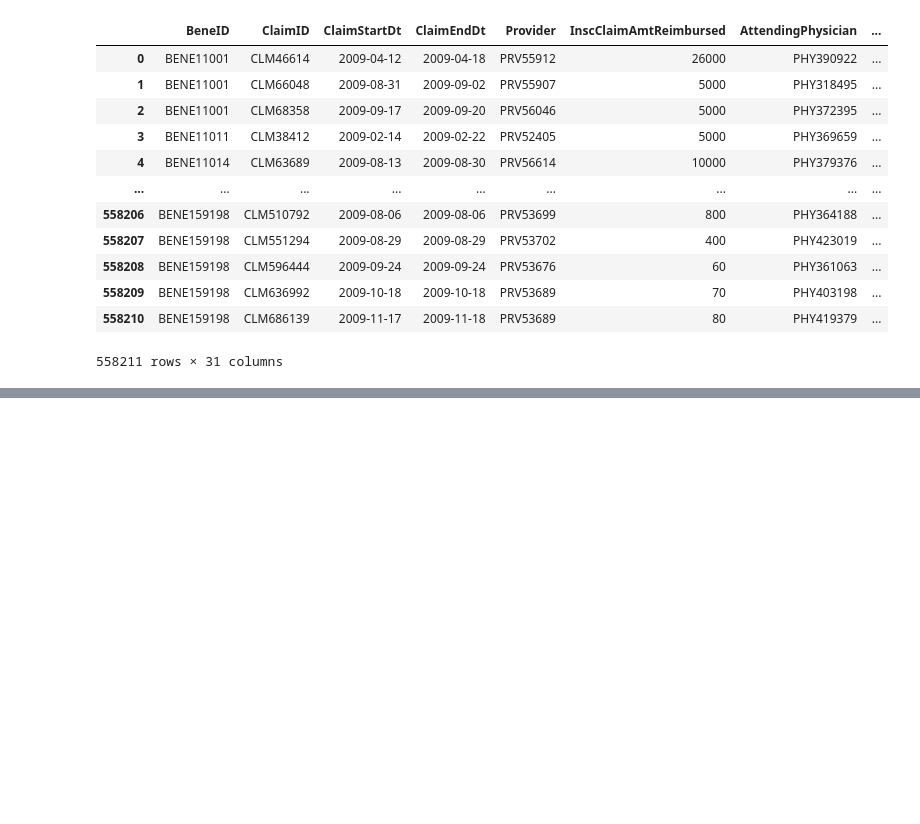
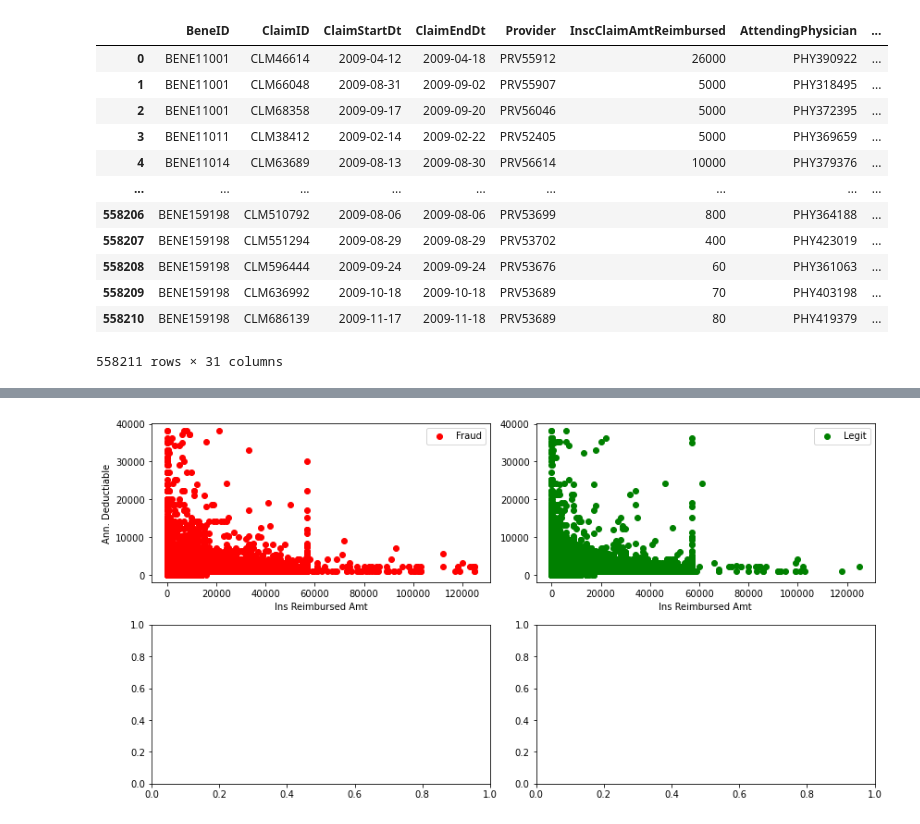
Before and after one commit to supernaut11/data602-final-project, a Jupyter notebook: src/Data602.ipynb, the cells around one changed output, grey strips where cells are left out. Cells and saved outputs as stored; diff of their text form; code cells hidden in the pictures; blank space fills up the shorter version.

```diff
--- a/src/Data602.ipynb
+++ b/src/Data602.ipynb
@@ -187,0 +184,15 @@ Using matplotlib backend: Qt5Agg
+# %%
+fig, ax = mpl.subplots(nrows=2, ncols=2, figsize=(12,6))
+#ax = fig.add_axes([0.1,0.1,0.9,0.9])
+ax[0,0].scatter(trn_df['InscClaimAmtReimbursed'][trn_df['PotentialFraud'] == 'Yes'], trn_df['IPAnnualDeductibleAmt'][trn_df['PotentialFraud'] == 'Yes'], c='r', label='Fraud')
+ax[0,1].scatter(trn_df['InscClaimAmtReimbursed'][trn_df['PotentialFraud'] == 'No'], trn_df['IPAnnualDeductibleAmt'][trn_df['PotentialFraud'] == 'No'], c='g', label='Legit')
+ax[0,0].set_xlabel('Ins Reimbursed Amt')
+ax[0,1].set_xlabel('Ins Reimbursed Amt')
+ax[0,0].set_ylabel('Ann. Deductiable')
+#ax[1].set_ylabel('Ann. Deductible')
+
+ax[0,0].legend(loc=0)
+ax[0,1].legend(loc=0)
+fig.tight_layout()
+# %% [output]
+[figure, added]
```
Also changed, not shown: parts of 6 cells of this notebook.
